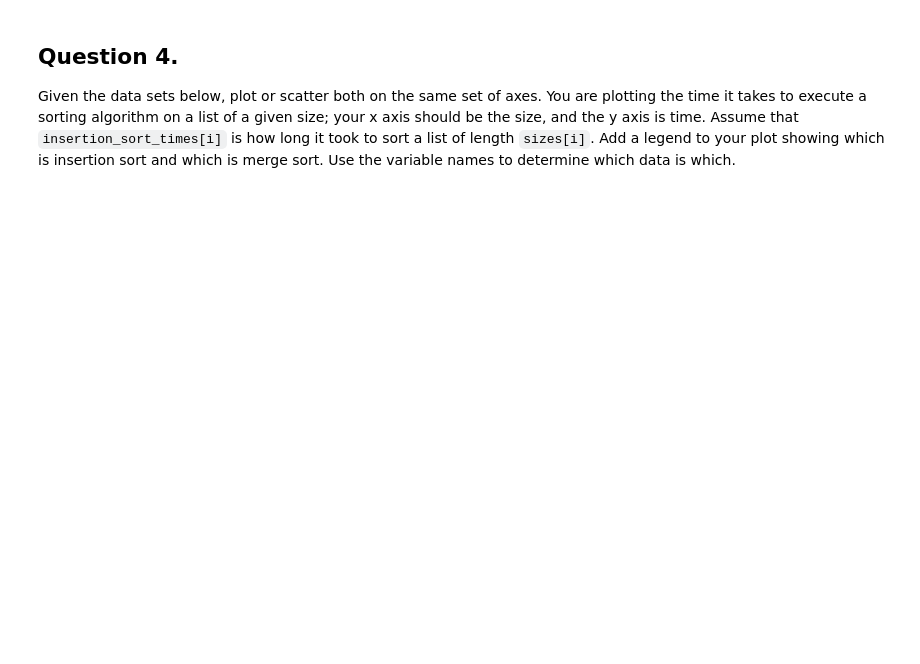
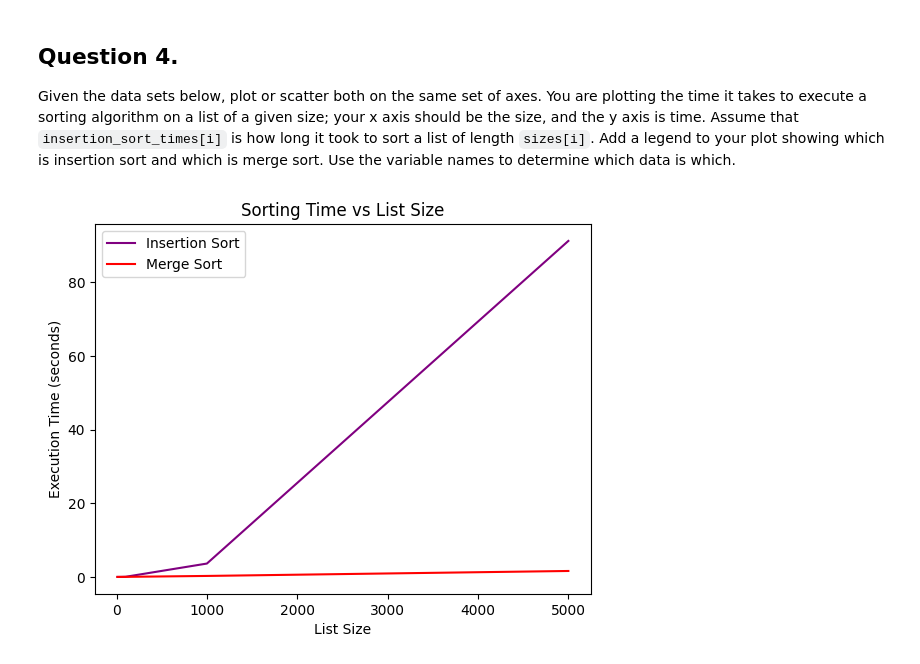
Before and after one commit to Pojetta/module_03, a Jupyter notebook: pyplot.ipynb, the cells around one changed output. Saved outputs shown, nothing was run; the diff lists cells and outputs as text; code cells hidden in the pictures; blank space fills up the shorter version.

```diff
--- a/pyplot.ipynb
+++ b/pyplot.ipynb
@@ -41,4 +107,16 @@ Given the data sets below, plot or scatter both on the same set of axes.  You ar
 # %%
 sizes = [10, 20, 50, 100, 1000, 5000]
 insertion_sort_times = [0.0010252999999999998, 0.0027026999999999954, 0.010147200000000002, 0.0381137, 3.6303399, 91.2180796]
 merge_sort_times = [0.00161889999999687, 0.003635600000009731, 0.0090655000000055, 0.020108000000007564, 0.2687474000000094, 1.6147050999999948]
+
+fig, ax = plt.subplots()
+ax.plot(sizes, insertion_sort_times, color='purple', label='Insertion Sort')
+ax.plot(sizes, merge_sort_times, color='red', label='Merge Sort')
+ax.set_xlabel('List Size')
+ax.set_ylabel('Execution Time (seconds)')
+ax.set_title('Sorting Time vs List Size')
+ax.legend()
+#plt.tight_layout()
+plt.show()
+# %% [output]
+[figure, added]
```
Also changed, not shown: parts of 4 cells of this notebook.
